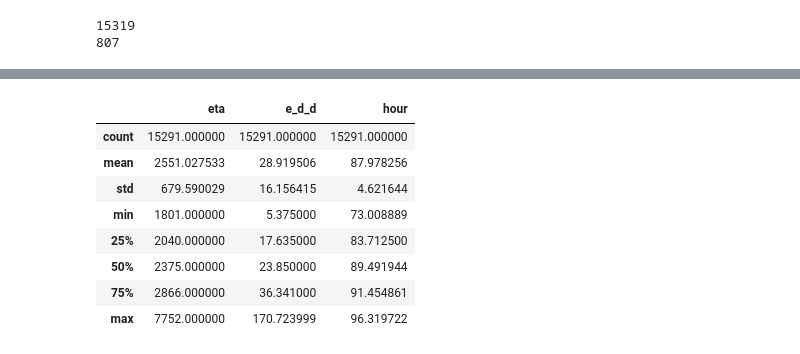
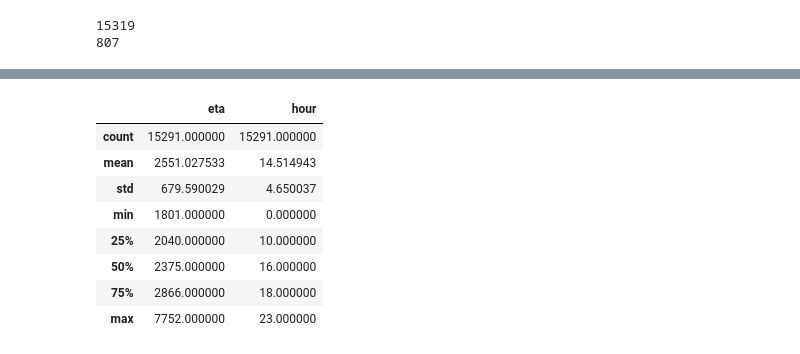
Before and after one commit to elahe-dastan/POP, a Jupyter notebook: feature_engineering/feature_engineering_f.ipynb, the cells around one changed output, grey strips where cells are left out. Drawn from its saved outputs; the diff is of its cells as text; code cells hidden in the pictures.

```diff
--- a/feature_engineering/feature_engineering_f.ipynb
+++ b/feature_engineering/feature_engineering_f.ipynb
@@ -32,3 +43,0 @@ rides.describe()
-# %%
-khatkesh = pd.read_csv("../khatkesh_oct_04.csv", names=khatkesh_columns)
-khatkesh.describe()
@@ -129,5 +107,4 @@ rides
 rides['source_h3_4'] = rides.apply(lambda row: h3.geo_to_h3(row.source_lat, row.source_lng, 4), axis=1)
 rides['dest_h3_4'] = rides.apply(lambda row: h3.geo_to_h3(row.destination_lat, row.destination_lng, 4), axis=1)
 # %%
-timestamp = datetime.timestamp(datetime.strptime(rides.created_at[0],"%Y-%m-%d %H:%M:%S"))
-print("timestamp =", timestamp)
+rides['hour'] = rides.apply(lambda row: datetime.strptime(row.created_at,"%Y-%m-%d %H:%M:%S").hour, axis=1)
@@ -136,5 +111,3 @@ timestamp = 1664853067.0
-# %%
-rides['hour'] = rides.apply(lambda row: ((datetime.timestamp(datetime.strptime(row.created_at,"%Y-%m-%d %H:%M:%S")) - 1662147000) % 604800) / 3600, axis=1)
 # %%
 # eta_edd_h3_hour = rides[["eta", "e_d_d", "source_h3_4", "dest_h3_4", "hour"]]
 # ata = rides["a_t_a_result.ride_a_t_a"]
@@ -251,7 +224,8 @@ rides_p4.describe()
 | 75% | 2869.000000 | 4230.750000 | 4221.750000 | 35.759588 | 51.462046 | 35.762365 | 51.454096 | ... |
 | max | 8821.000000 | 17940.000000 | 10793.000000 | 35.831814 | 52.782028 | 36.312389 | 52.771801 | ... |
 # %%
-p4_eta_edd_h3_hour = rides_p4[["eta", "e_d_d", "source_h3_4", "dest_h3_4", "hour"]]
+# , "e_d_d",
+p4_eta_edd_h3_hour = rides_p4[["eta", "source_h3_4", "dest_h3_4", "hour"]]
 p4_ata = rides_p4["a_t_a_result.ride_a_t_a"]
 # %%
 p4_eta_edd_h3_hour_train, p4_eta_edd_h3_hour_test, p4_ata_train, p4_ata_test = train_test_split(p4_eta_edd_h3_hour, p4_ata, test_size=0.05, random_state=73)
@@ -304,24 +253,24 @@ p4_dummy_train_rides.describe()
 # %%
-p4_geo_noise = np.count_nonzero(p4_dummy_train_rides, axis=0) < 12
+p4_geo_noise = np.count_nonzero(p4_dummy_train_rides, axis=0) < 11
 
 p4_cols = p4_dummy_train_rides.columns
 for col, noise in zip(p4_cols, p4_geo_noise):
     if noise:
         # DOESN'T REINDEX
         p4_eta_edd_h3_hour_train = p4_eta_edd_h3_hour_train[p4_dummy_train_rides[col] == 0]
         p4_ata_train = p4_ata_train[p4_dummy_train_rides[col] == 0]
 
 p4_eta_edd_h3_hour_train.describe()
 # %% [output]
-|  | eta | e_d_d | hour |
-| count | 15291.000000 | 15291.000000 | 15291.000000 |
-| mean | 2551.027533 | 28.919506 | 87.978256 |
-| std | 679.590029 | 16.156415 | 4.621644 |
-| min | 1801.000000 | 5.375000 | 73.008889 |
-| 25% | 2040.000000 | 17.635000 | 83.712500 |
-| 50% | 2375.000000 | 23.850000 | 89.491944 |
-| 75% | 2866.000000 | 36.341000 | 91.454861 |
-| max | 7752.000000 | 170.723999 | 96.319722 |
+|  | eta | hour |
+| count | 15291.000000 | 15291.000000 |
+| mean | 2551.027533 | 14.514943 |
+| std | 679.590029 | 4.650037 |
+| min | 1801.000000 | 0.000000 |
+| 25% | 2040.000000 | 10.000000 |
+| 50% | 2375.000000 | 16.000000 |
+| 75% | 2866.000000 | 18.000000 |
+| max | 7752.000000 | 23.000000 |
 # %%
 print(np.count_nonzero(p4_dummy_train_rides, axis=0))
 print(p4_dummy_train_rides.columns)
```
Also changed, not shown: parts of 22 cells of this notebook, 5 other files.
